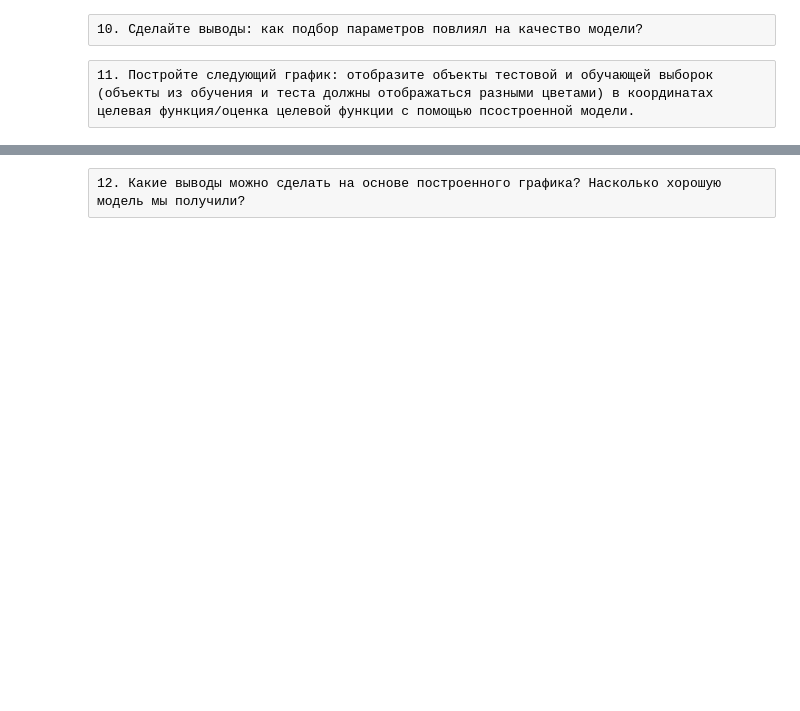
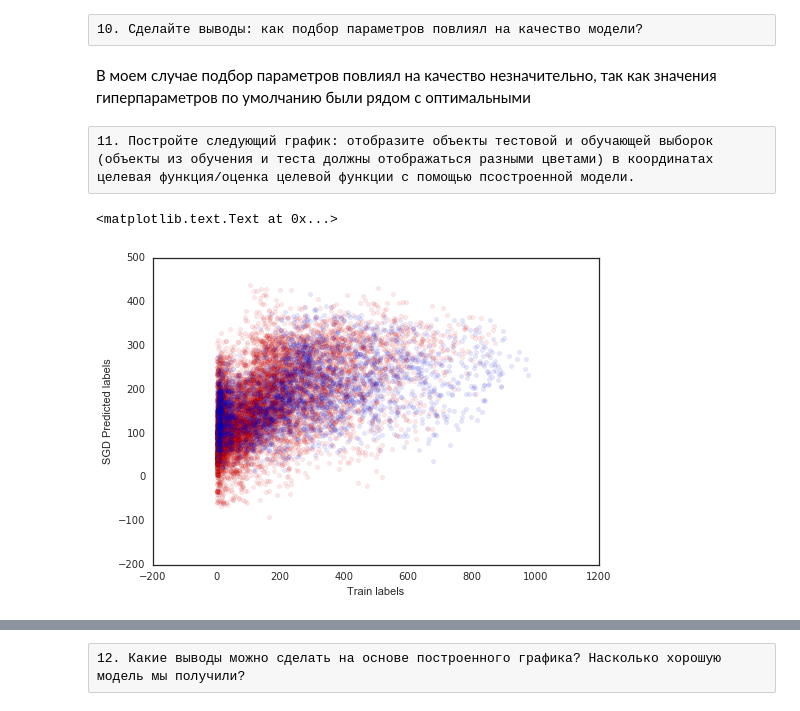
Before and after one commit to ivanychev/learning, a Jupyter notebook: machine learning/emily_python/Assignment.ipynb, the cells around one changed output, grey strips where cells are left out. Cells and saved outputs as stored; diff of their text form; code cells hidden in the pictures; blank space fills up the shorter version.

```diff
--- a/machine learning/emily_python/Assignment.ipynb
+++ b/machine learning/emily_python/Assignment.ipynb
@@ -403,7 +408,7 @@ def get_pipeline(model, binary_idx, number_idx, nominal_idx):
     numeric_routine = ("numeric_routine", pipeline.Pipeline(steps = [numeric_selection_routine, numeric_scaling_routine]))
 
     nominal_selection_routine = ("nominal_selection", preprocessing.FunctionTransformer(lambda data: data[:, nominal_idx]))
-    nominal_encoding_routine = ("nominal_encoder", preprocessing.OneHotEncoder())
+    nominal_encoding_routine = ("nominal_encoder", preprocessing.OneHotEncoder(handle_unknown = 'ignore'))
     nominal_routine = ("nominal_routine", pipeline.Pipeline(steps = [nominal_selection_routine, nominal_encoding_routine]))
 
     features_routine = ("features_routine",
@@ -449,3 +454,34 @@ print(metrics.mean_absolute_error(test_labels, lasso_estimator.predict(test_data
 Вопреки моим ожиданиям, базовые регрессоры не особо хуже чем пайплайны с преобразованием номинальных признаков в данной метрике.
 # %% [raw]
 9. Продолжаем работать с pipeline. Подберите параметры модели с помощью случайного поиска по сетке.
+# %%
+from sklearn.grid_search import RandomizedSearchCV
+from scipy.stats import uniform
+
+sgd_param_grid = {'alpha': uniform.rvs(loc=0, scale=0.0001, size=100)}
+lasso_param_grid = {'alpha': uniform.rvs(loc=0, scale=1, size=100)}
+
+sgd_grid_est = get_pipeline(RandomizedSearchCV(linear_model.SGDRegressor(random_state=0),
+                            param_distributions=sgd_param_grid,
+                            scoring='mean_absolute_error',
+                            n_iter = 40),
+                            binary_idx, number_idx, nominal_idx)
+lasso_grid_est = get_pipeline(RandomizedSearchCV(linear_model.Lasso(random_state=0),
+                            param_distributions=lasso_param_grid,
+                            scoring='mean_absolute_error',
+                            n_iter = 40),
+                            binary_idx, number_idx, nominal_idx)
+
+print("SGD")
+sgd_grid_est.fit(train_data, train_labels)
+for params, mean_score, scores in sgd_grid_est.get_params()["model_fitting"].grid_scores_:
+        print("%0.3f (+/-%0.03f) for %r"
+              % (mean_score, scores.std() * 2, params))
+print(metrics.mean_absolute_error(test_labels, sgd_grid_est.predict(test_data)))
+
+print("\nLasso")
+lasso_grid_est.fit(train_data, train_labels)
+for params, mean_score, scores in lasso_grid_est.get_params()["model_fitting"].grid_scores_:
+        print("%0.3f (+/-%0.03f) for %r"
+              % (mean_score, scores.std() * 2, params))
+print(metrics.mean_absolute_error(test_labels, lasso_grid_est.predict(test_data)))
@@ -452,4 +506,14 @@ print(metrics.mean_absolute_error(test_labels, lasso_estimator.predict(test_data
 # %% [raw]
 10. Сделайте выводы: как подбор параметров повлиял на качество модели?
+# %% [markdown]
+В моем случае подбор параметров повлиял на качество незначительно, так как значения гиперпараметров по умолчанию были рядом с оптимальными
 # %% [raw]
 11. Постройте следующий график: отобразите объекты тестовой и обучающей выборок (объекты из обучения и теста должны отображаться разными цветами) в координатах целевая функция/оценка целевой функции с помощью псостроенной модели.
+# %%
+plt.scatter(train_labels, sgd_grid_est.predict(train_data), c="r", alpha=0.1)
+plt.scatter(test_labels, sgd_grid_est.predict(test_data), c="b", alpha=0.1)
+plt.xlabel("Train labels")
+plt.ylabel("SGD Predicted labels")
+# %% [output]
+<matplotlib.text.Text at 0x...>
+[figure, added]
```
Also changed, not shown: parts of 18 cells of this notebook.
